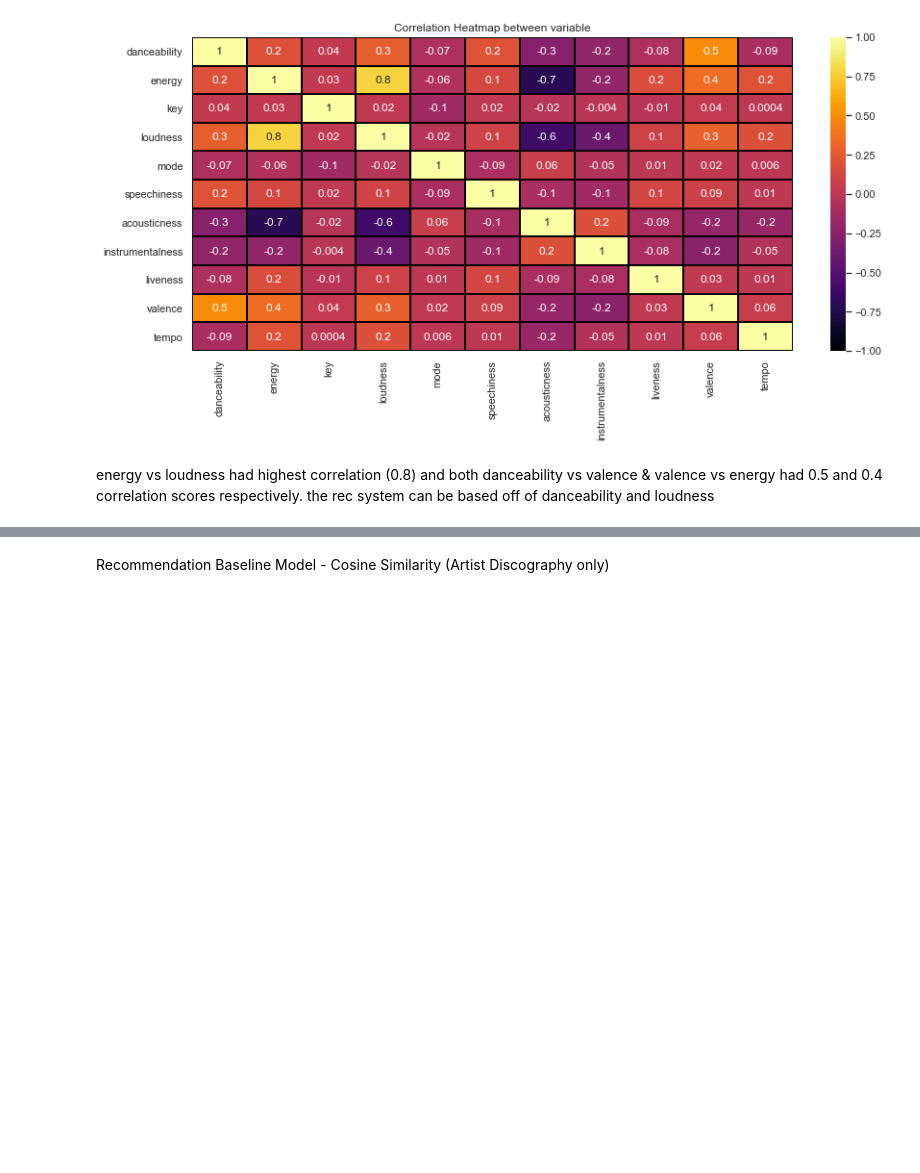
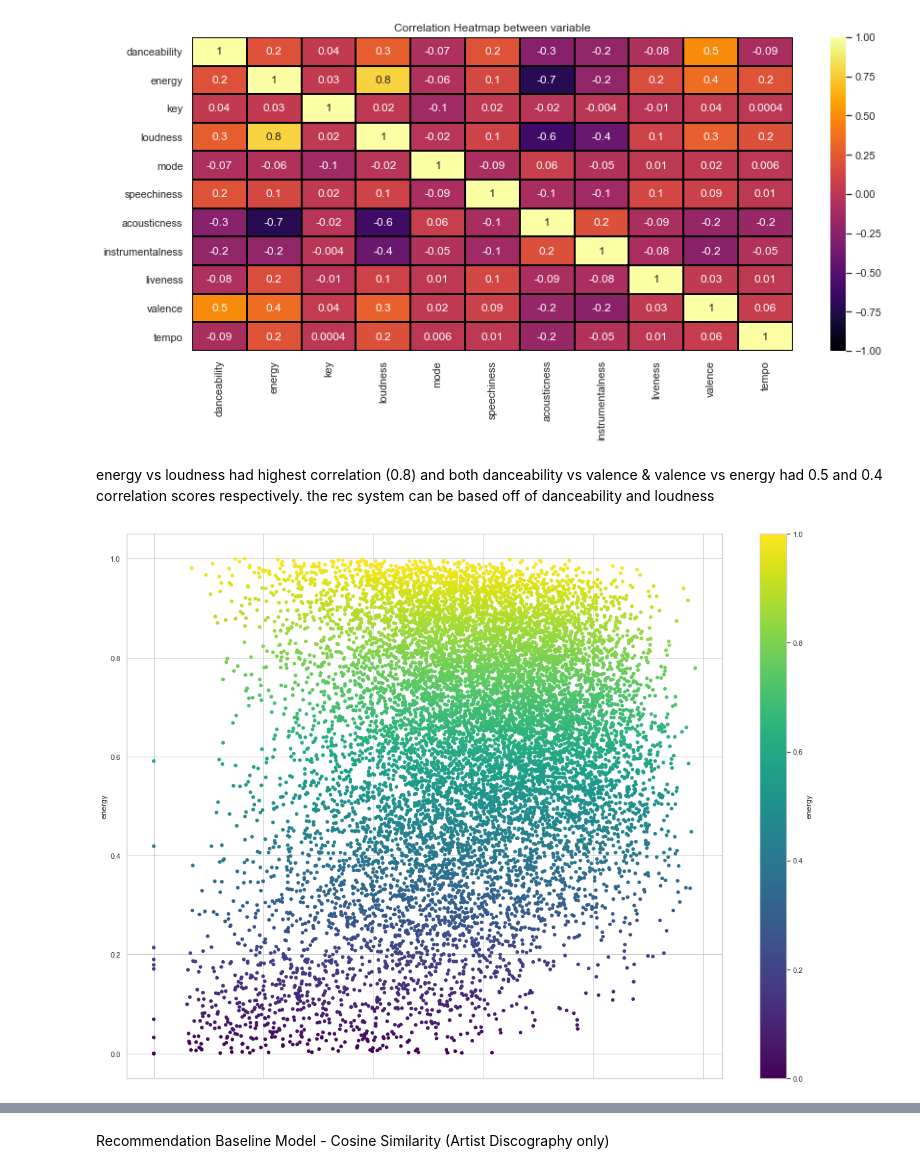
Before and after one commit to sumed-h/SpotifySongRecAudFeatures, a Jupyter notebook: Notebooks/jan13.ipynb, the cells around one changed output, grey strips where cells are left out. Cells and saved outputs as stored; diff of their text form; code cells hidden in the pictures; blank space fills up the shorter version.

```diff
--- a/Notebooks/jan13.ipynb
+++ b/Notebooks/jan13.ipynb
@@ -787,6 +765,12 @@ heatmap.set_xticklabels(heatmap.get_xticklabels(),rotation=90);
 # %% [markdown]
 energy vs loudness had highest correlation (0.8) and both danceability vs valence & valence vs energy had 0.5 and 0.4 correlation scores respectively.
 the rec system can be based off of danceability and loudness
+# %%
+scatter_energy =  spotify_df.plot.scatter(x='danceability',
+                    y = 'energy', figsize=(20, 15),
+                    colormap='viridis', c='energy')
+# %% [output]
+[figure, added]
 # %%
 sound_features = spotify_df[['acousticness', 'instrumentalness', 'key',
        'liveness', 'loudness', 'mode', 'speechiness', 'tempo', 'valence']]
```
Also changed, not shown: parts of 80 cells of this notebook.
